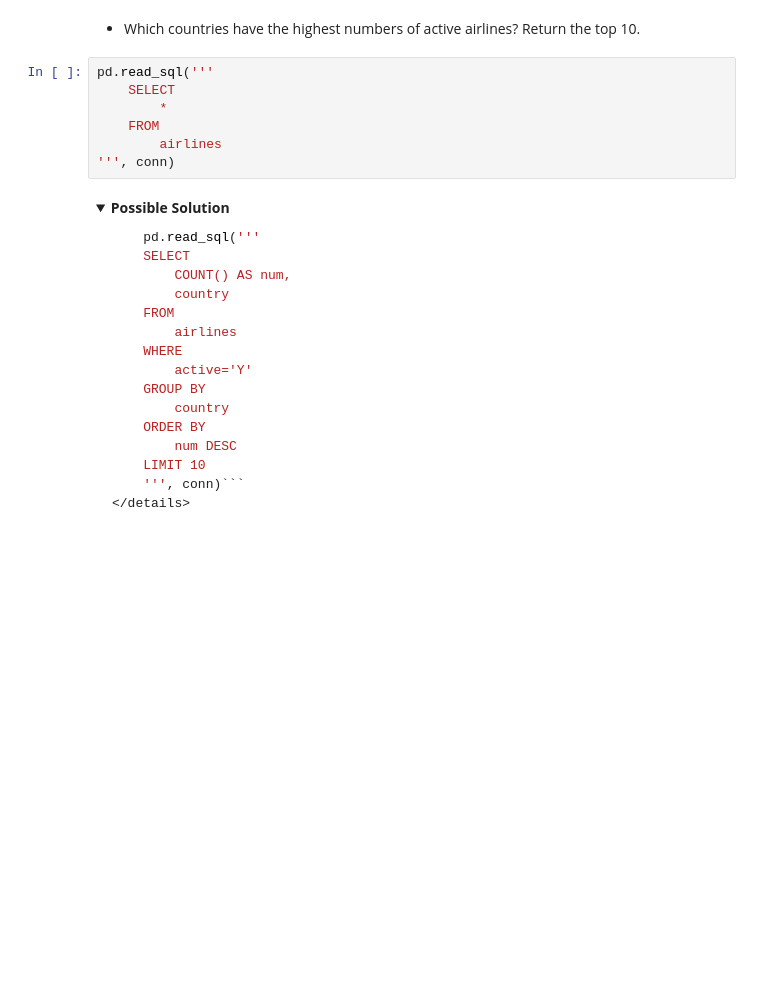
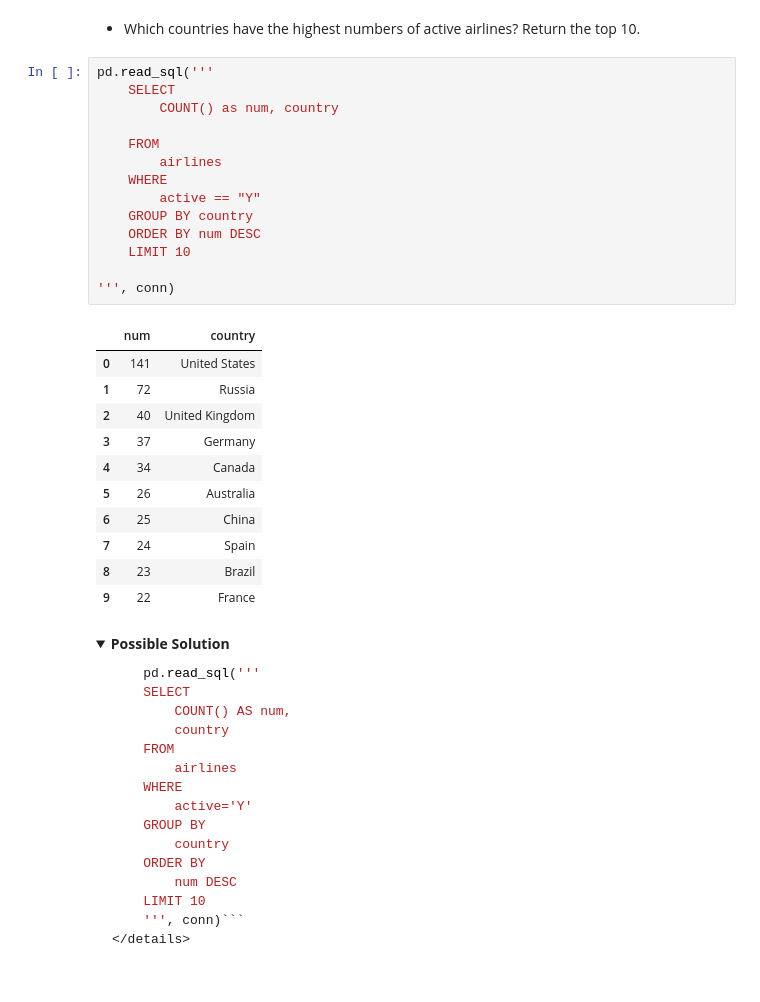
Before and after one commit to valentinecd/DS-DeloitteAIA-07082024, a Jupyter notebook: lecture_materials/09-SQL-Joins-Aggregation/sql.ipynb, the cells around one changed output. Saved outputs shown, nothing was run; the diff lists cells and outputs as text; folded sections open; blank space fills up the shorter version.

```diff
--- a/lecture_materials/09-SQL-Joins-Aggregation/sql.ipynb
+++ b/lecture_materials/09-SQL-Joins-Aggregation/sql.ipynb
@@ -149,13 +179,32 @@ df_results
 ## Group Task
 # %% [markdown]
 - Which countries have the highest numbers of active airlines? Return the top 10.
-# %%
-pd.read_sql('''
-    SELECT
-        *
-    FROM
-        airlines
-''', conn)
+# %%
+pd.read_sql('''
+    SELECT
+        COUNT() as num, country
+
+    FROM
+        airlines
+    WHERE
+        active == "Y"
+    GROUP BY country
+    ORDER BY num DESC
+    LIMIT 10
+
+''', conn)
+# %% [output]
+|  | num | country |
+| 0 | 141 | United States |
+| 1 | 72 | Russia |
+| 2 | 40 | United Kingdom |
+| 3 | 37 | Germany |
+| 4 | 34 | Canada |
+| 5 | 26 | Australia |
+| 6 | 25 | China |
+| 7 | 24 | Spain |
+| 8 | 23 | Brazil |
+| 9 | 22 | France |
 # %% [markdown]
 <details>
     <summary><b>Possible Solution</b></summary>
```
Also changed, not shown: parts of 24 cells of this notebook.
